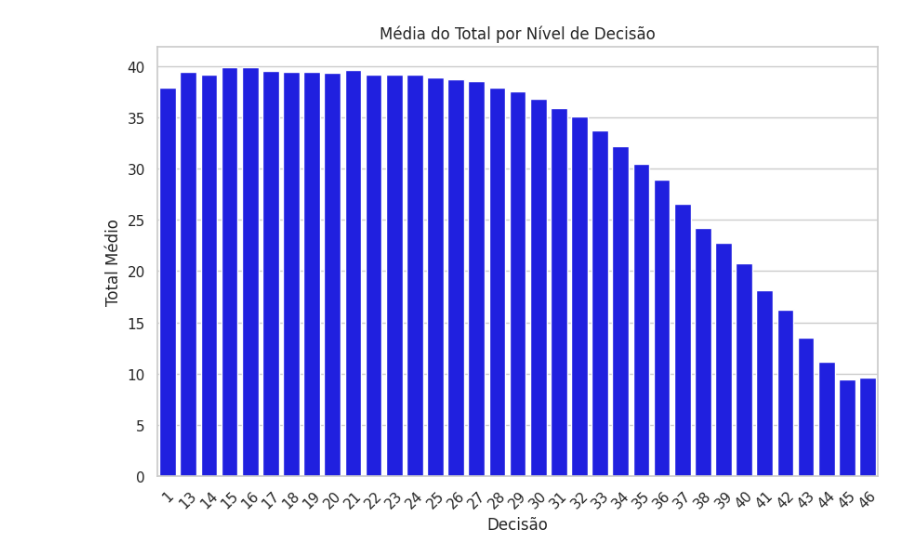
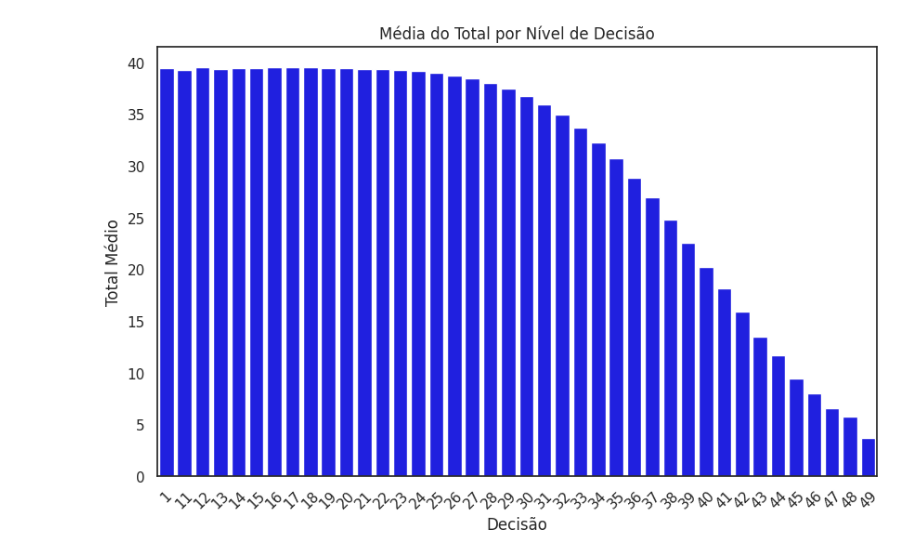
Before and after one commit to G-Cintra/Micro-3, a Jupyter notebook: Ultimato.ipynb, the cells around one changed output. Cells and saved outputs as stored; diff of their text form; code cells hidden in the pictures.

```diff
--- a/Ultimato.ipynb
+++ b/Ultimato.ipynb
@@ -27,7 +30,7 @@ decisão_racional = 1
 df = pd.DataFrame()
 
 #Número de rodadas
-nrodadas =50
+nrodadas = 1000
 # %%
 # Cria coluna de decisao com o jogador racional em primeiro lugar
 df['decisao'] = np.clip(np.random.normal(m_decisao, d_decisao, num_samples), minimo,maximo).astype(int)
@@ -64,0 +104,25 @@ df
+# %%
+# Criar figura com dois subplots lado a lado
+fig, axes = plt.subplots(1, 2, figsize=(12, 5))
+sns.set_theme(style="white")
+
+# Histograma da Rodada 001
+sns.histplot(df['decisao'], bins=20, kde=True, color='green', ax=axes[0])
+axes[0].set_title('Distribuição - Regra de Decisão')
+axes[0].set_xlabel('Valores')
+axes[0].set_ylabel('Frequência')
+
+# Histograma da Rodada 010
+sns.histplot(df['rodada-010'], bins=20, kde=True, color='red', ax=axes[1])
+axes[1].set_title('Distribuição - Rodada 010')
+axes[1].set_xlabel('Valores')
+axes[1].set_ylabel('Frequência')
+
+# Ajustar layout para melhor visualização
+plt.tight_layout()
+
+#Salva image
+plt.savefig('decisao.png', dpi=600)
+
+# Exibir o gráfico
+plt.show()
@@ -65,17 +131,21 @@ df
 # %%
 import seaborn as sns
 import matplotlib.pyplot as plt
 
 dfa = df[['decisao','total']].groupby('decisao').mean()
 
-sns.set_theme(style="whitegrid")
+sns.set_theme(style="white")
 plt.figure(figsize=(10, 6))
 sns.barplot(x=dfa.index, y=dfa['total'], color="blue")
 
 plt.xlabel("Decisão")
 plt.ylabel("Total Médio")
 plt.title("Média do Total por Nível de Decisão")
 plt.xticks(rotation=45)
+
+#Salva image
+plt.savefig('media-por-decisao.png', dpi=600)
+
 plt.show()
 # %% [output]
-[figure, old version]
+[figure, new version]
```
Also changed, not shown: parts of 5 cells of this notebook.
